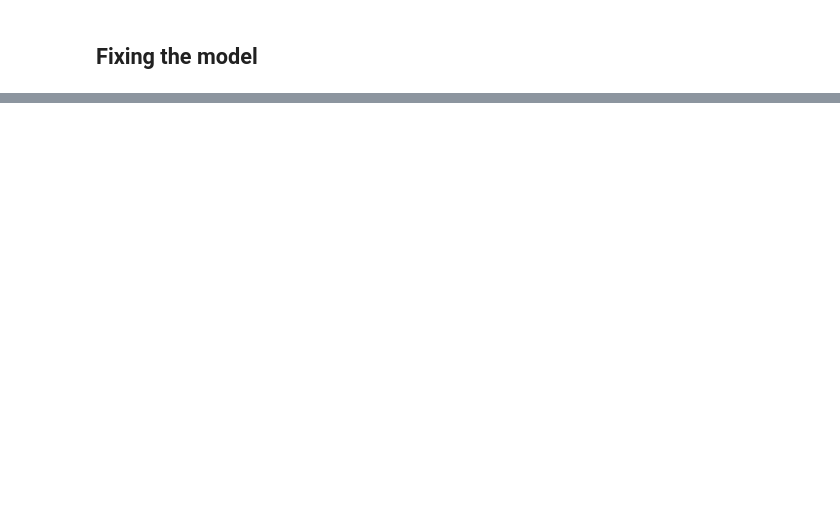
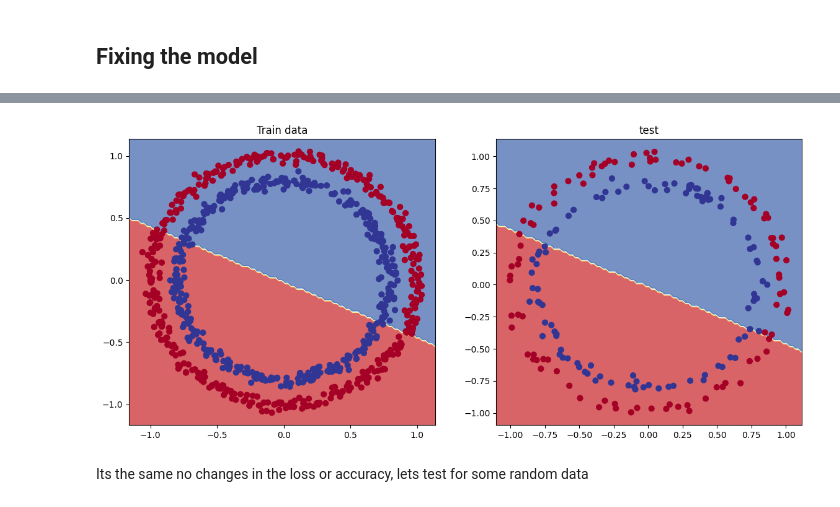
Before and after one commit to shushankai/pytroch-deep-learning, a Jupyter notebook: classification.ipynb, the cells around one changed output, grey strips where cells are left out. Drawn from its saved outputs; the diff is of its cells as text; code cells hidden in the pictures; blank space fills up the shorter version.

```diff
--- a/classification.ipynb
+++ b/classification.ipynb
@@ -406,0 +416,14 @@ plt.show()
+# %%
+class CircleModelV1(nn.Module):
+    def __init__(self):
+        super().__init__()
+        self.Layer1 = nn.Linear(in_features=2, out_features=10) # adding more hidden units
+        self.Layer2 = nn.Linear(in_features= 10, out_features=10) # Extra layer
+        self.Layer3 = nn.Linear(in_features=10, out_features=1)
+
+    def forward(self, x):
+        self.out = self.Layer3(self.Layer2(self.Layer1(x)))
+        return self.out
+
+model_1 = CircleModelV1().to(device)
+model_1
@@ -406,0 +436,4 @@ plt.show()
+# %%
+loss_fn = nn.BCEWithLogitsLoss()
+
+optimizer = torch.optim.SGD(params= model_1.parameters(), lr=0.1)
@@ -406,0 +494,13 @@ plt.show()
+# %%
+plt.figure(figsize=(14, 6))
+plt.subplot(121)
+plot_decision_boundary(model_1, X_train, y_train)
+plt.title("Train data")
+plt.subplot(122)
+plot_decision_boundary(model_1, X_test, y_test)
+plt.title("test")
+plt.show()
+# %% [output]
+[figure, added]
+# %% [markdown]
+Its the same no changes in the loss or accuracy, lets test for some random data
```
Also changed, not shown: parts of 16 cells of this notebook.
